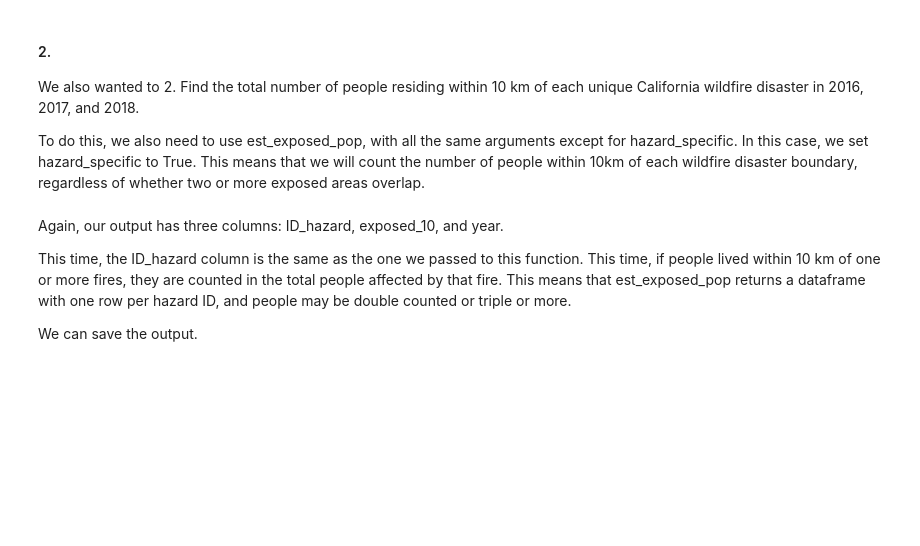
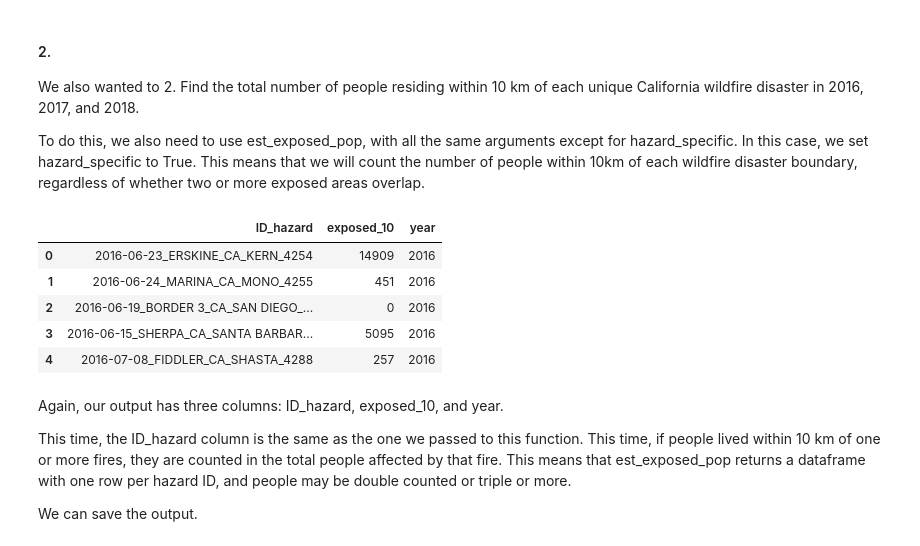
Before and after one commit to heathermcb/popexposure, a Jupyter notebook: demo/demo_code/02_demo_example_run.ipynb, the cells around one changed output. Saved outputs shown, nothing was run; the diff lists cells and outputs as text; code cells hidden in the pictures; blank space fills up the shorter version.

```diff
--- a/demo/demo_code/02_demo_example_run.ipynb
+++ b/demo/demo_code/02_demo_example_run.ipynb
@@ -56,7 +54,7 @@ wildfire_paths = glob.glob(str(data_dir / "02_interim_data" / "*fire*"))
 We also need the path to the population raster we're using, and the ZCTA file.
 # %%
 # GHSL pop raster
-ghsl_path = data_dir / "01_raw_data" / "GHS_POP_E2020_GLOBE_R2023A_54009_100_V1_0_R5_C8.tif"
+ghsl_path = data_dir / "01_raw_data" / "GHS_POP_E2020_GLOBE_R2023A_54009_100_V1_0_R5_C8" / "GHS_POP_E2020_GLOBE_R2023A_54009_100_V1_0_R5_C8.tif"
 
 # ZCTA path
 zcta_path = glob.glob(str(data_dir / "02_interim_data" / "*zcta*"))[0]
@@ -71,7 +69,7 @@ To do this, we can run prep_data and then est_exposed_pop with the parameter haz
 
 Because we're looping over three years, we'll initialize an empty list first, and then store the results in this list. We're also adding a year variable to the result as we go. In total, this takes around 5 seconds.
 # %%
-est = popexposure.PopEstimator()
+est = PopEstimator()
 
 num_exposed_list = []
 start_year = 2016
@@ -109,21 +110,28 @@ We also wanted to 2. Find the total number of people residing within 10 km of ea
 
 To do this, we also need to use est_exposed_pop, with all the same arguments except for hazard_specific. In this case, we set hazard_specific to True. This means that we will count the number of people within 10km of each wildfire disaster boundary, regardless of whether two or more exposed areas overlap.
 # %%
-est = popexposure.PopEstimator()
+est = PopEstimator()
 
 num_exposed_list = []
 start_year = 2016
 
 for i in range(0, 3):
     year_dat = est.prep_data(path_to_data=wildfire_paths[i], geo_type='hazard')
     num_exposed = est.est_exposed_pop(pop_path=ghsl_path,
                                   hazards = year_dat,
                                   hazard_specific=True)
     num_exposed['year'] = start_year + i
     num_exposed_list.append(num_exposed)
 
 num_exposed_unique = pd.concat(num_exposed_list, axis=0)
 num_exposed_unique.head()
+# %% [output]
+|  | ID_hazard | exposed_10 | year |
+| 0 | 2016-06-23_ERSKINE_CA_KERN_4254 | 14909 | 2016 |
+| 1 | 2016-06-24_MARINA_CA_MONO_4255 | 451 | 2016 |
+| 2 | 2016-06-19_BORDER 3_CA_SAN DIEGO_... | 0 | 2016 |
+| 3 | 2016-06-15_SHERPA_CA_SANTA BARBAR... | 5095 | 2016 |
+| 4 | 2016-07-08_FIDDLER_CA_SHASTA_4288 | 257 | 2016 |
 # %% [markdown]
 Again, our output has three columns: ID_hazard, exposed_10, and year.
 
```
Also changed, not shown: parts of 8 cells of this notebook, 2 other files.
